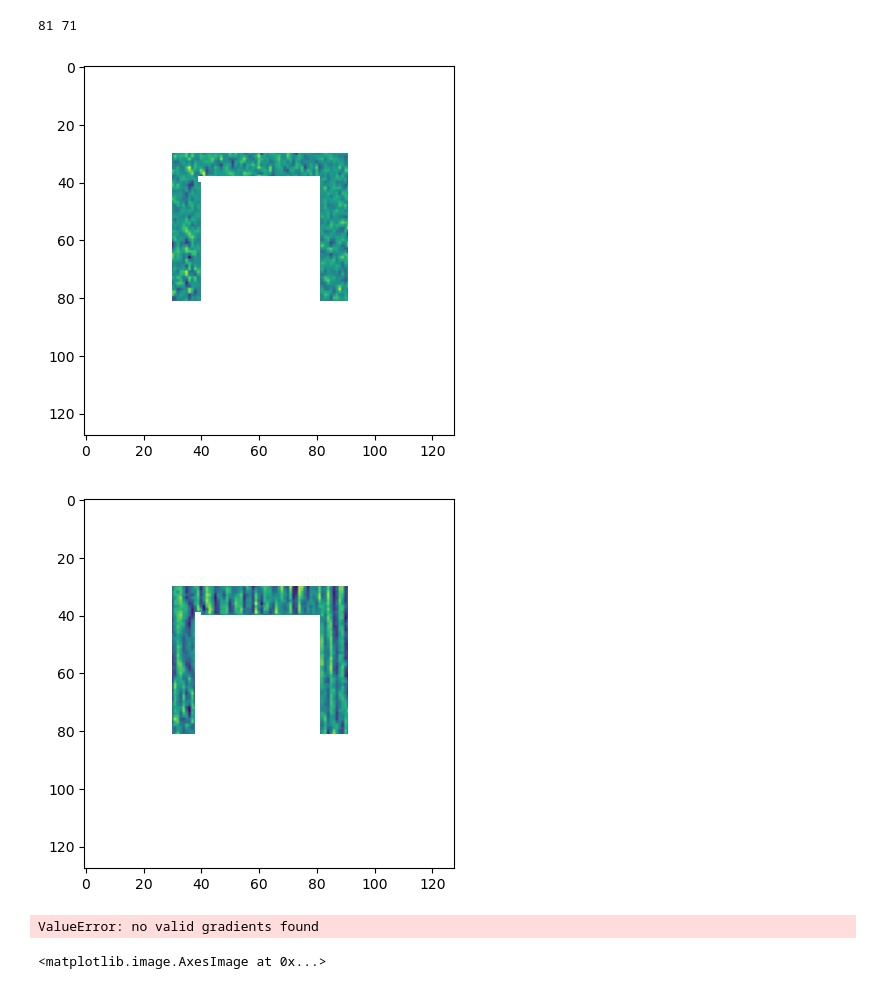
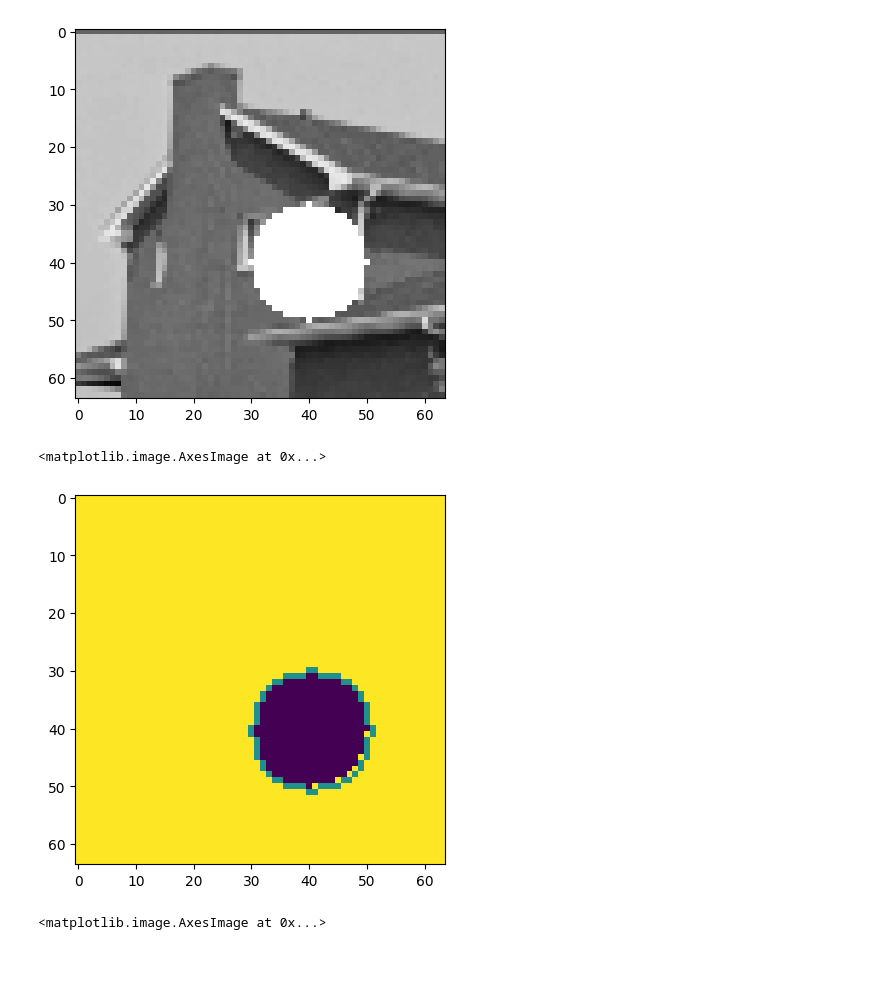
Before and after one commit to clementgilli/inpainting, a Jupyter notebook: worksheet.ipynb, the cells around one changed output. Saved outputs shown, nothing was run; the diff lists cells and outputs as text; code cells hidden in the pictures; blank space fills up the shorter version.

```diff
--- a/worksheet.ipynb
+++ b/worksheet.ipynb
@@ -2,16 +2,18 @@
 from patchedimage import PatchedImage
 from utilities import *
 # %%
-imgp = PatchedImage("images/bois.tif",10)
-masque = masque_carre((40,40),(80,80),imgp.img.shape)
+imgp = PatchedImage("images/maison-petit.tif",4)
+masque = masque_circulaire((40,40),10,imgp.img.shape)
 imgp.set_masque(masque,leaf_size=128)#+masque_circulaire((20,50),15,imgp.img.shape))
-imgp.set_priorities()
+#imgp.set_priorities()
 imgp.show_img()
 # %% [output]
-81 71
-[figure, old version]
+[figure, new version]
-[figure, removed]
-ValueError: no valid gradients found
+# %%
+plt.imshow(imgp.zone)
+# %% [output]
+<matplotlib.image.AxesImage at 0x...>
+[figure, added]
 # %%
 i,j = 81, 71
 plt.imshow(imgp.img[i-10:i+10,j-10:j+10])
```
Also changed, not shown: 1 other file.
